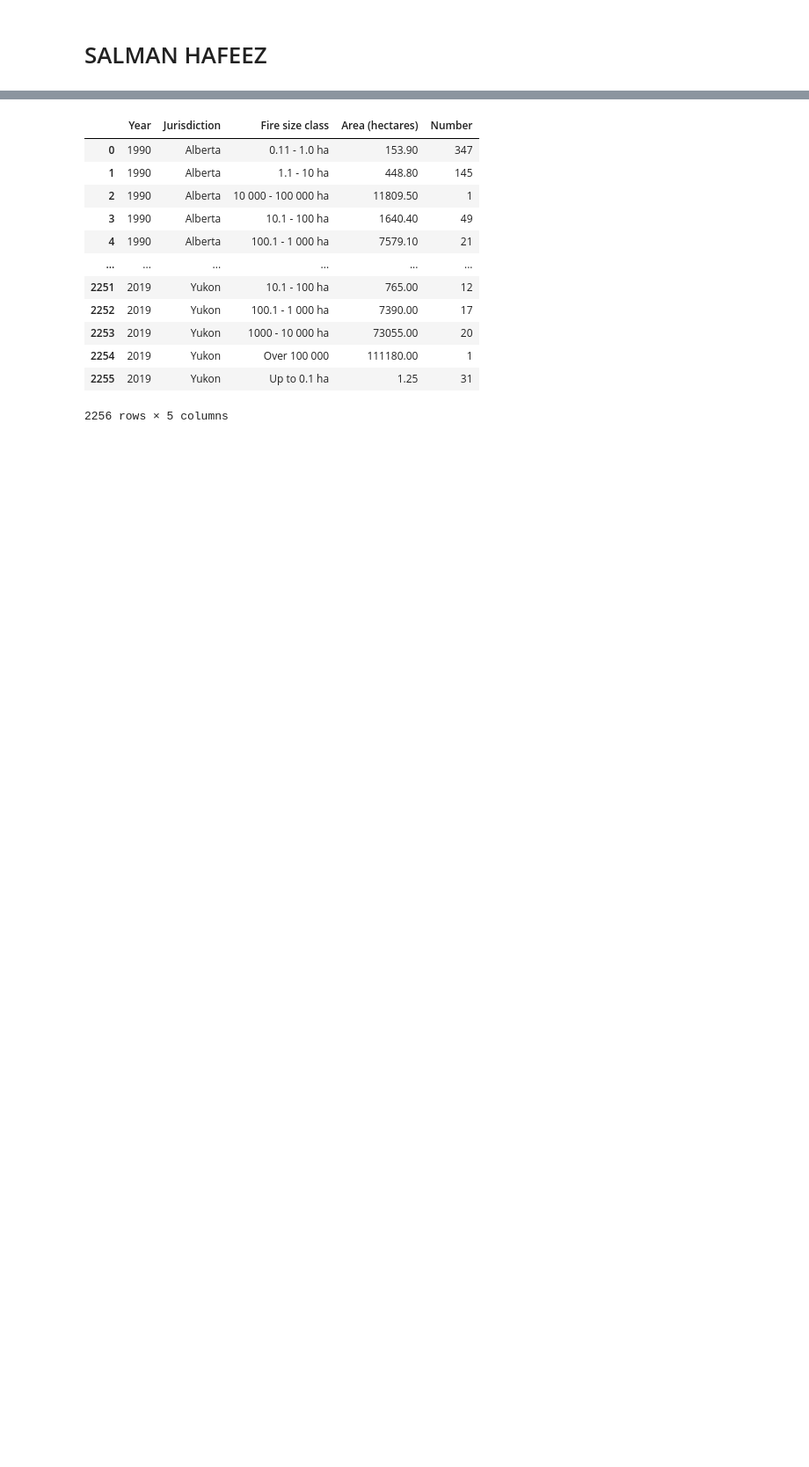
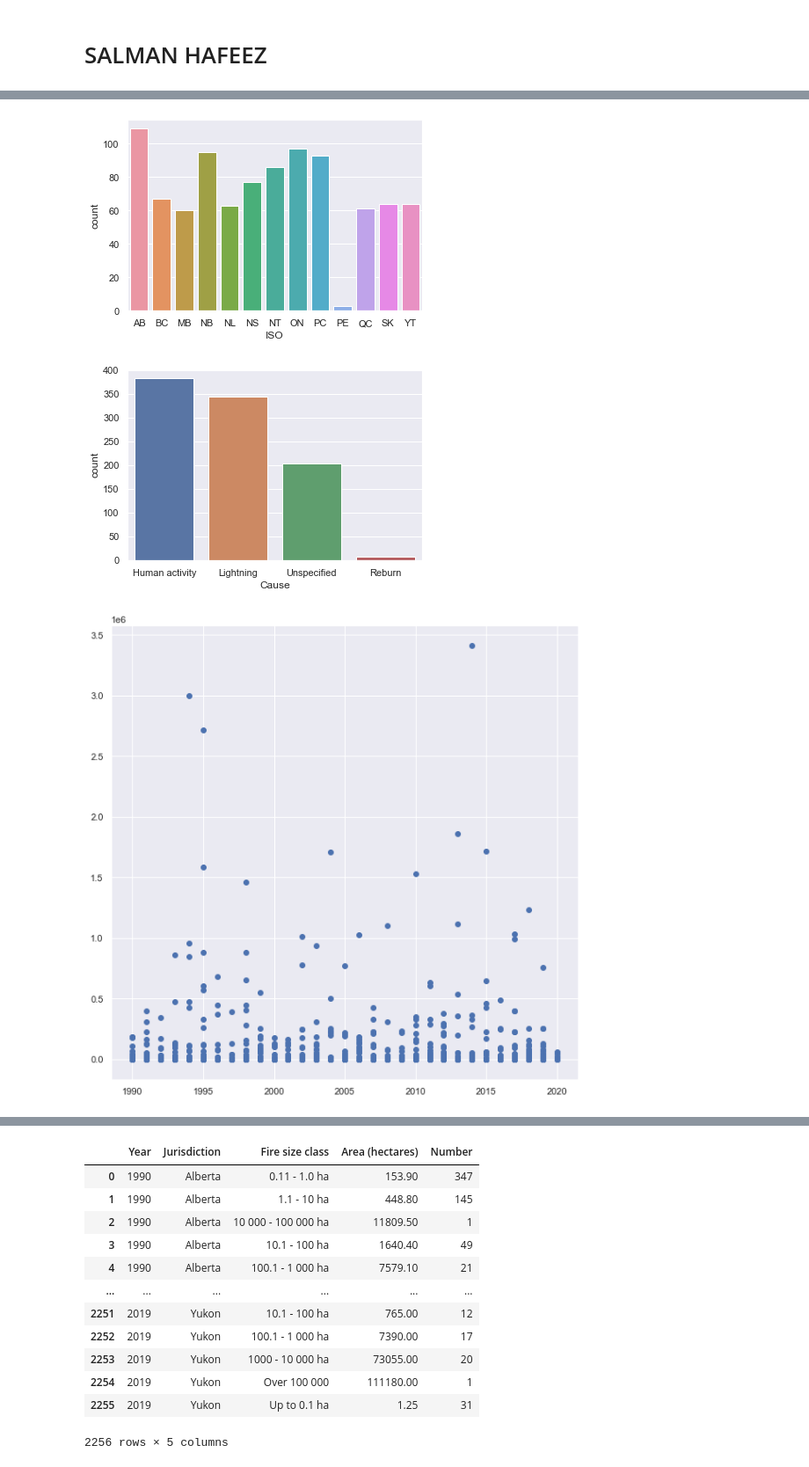
Before and after one commit to data301-2021-winter1/project-group33-project, a Jupyter notebook: notebooks/analysis2.ipynb, the cells around one changed output, grey strips where cells are left out. Shown: that part at 88% size. Cells and saved outputs as stored; diff of their text form; code cells hidden in the pictures; blank space fills up the shorter version.

```diff
--- a/notebooks/analysis2.ipynb
+++ b/notebooks/analysis2.ipynb
@@ -27,3 +27,26 @@ number_of_fires_by_month = pd.read_csv("../data/raw/NFD-Number_of_fires_by_month
 # MILESTONE 3
 ## Task 1 Exploratory Data Analysis (EDA)
 ## Displaying number of row and columns, and general description for each dataset
+# %%
+
+
+print(f"Number of rows and columns for area_burned_by_cause:  {area_burned_by_cause.shape}")
+print(f"Columns in the dataset: {area_burned_by_cause.columns}")
+print(area_burned_by_cause.describe().T)
+area_burned_by_cause.describe(include='object').T
+
+
+sns.set_theme(style="darkgrid")
+ax = sns.countplot(x='ISO',data=area_burned_by_cause)
+plt.show()
+ay = sns.countplot(x='Cause',data=area_burned_by_cause)
+plt.show()
+
+plt.figure(figsize=(10,10))
+plt.plot(area_burned_by_cause['ï»¿Year'],area_burned_by_cause['Area (hectares)'],'o')
+plt.show()
+
+# following is just for reference. shows the area burnt for BC
+# plt.plot( area_burned_by_cause[area_burned_by_cause['ISO']=='BC']['ï»¿Year'], area_burned_by_cause[area_burned_by_cause['ISO']=='BC']['Area (hectares)'],'o')
+# plt.ylabel('Area burnt (hectares)')
+# %% [output]
@@ -30 +69,4 @@ number_of_fires_by_month = pd.read_csv("../data/raw/NFD-Number_of_fires_by_month
+[figure, added]
+[figure, added]
+[figure, added]
 # %%
```
Also changed, not shown: parts of 13 cells of this notebook, 1 other file.
